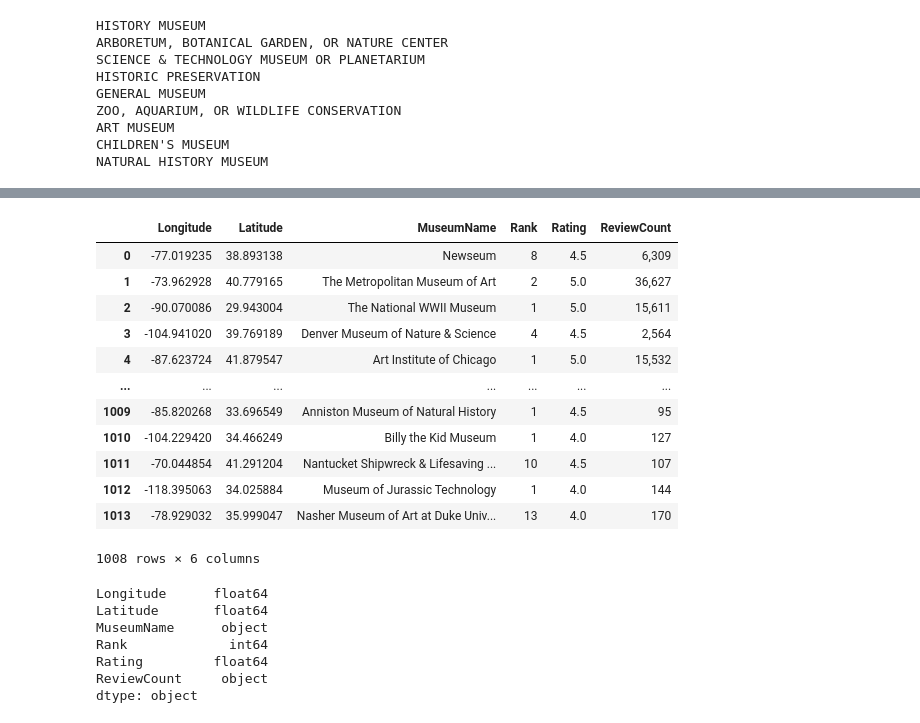
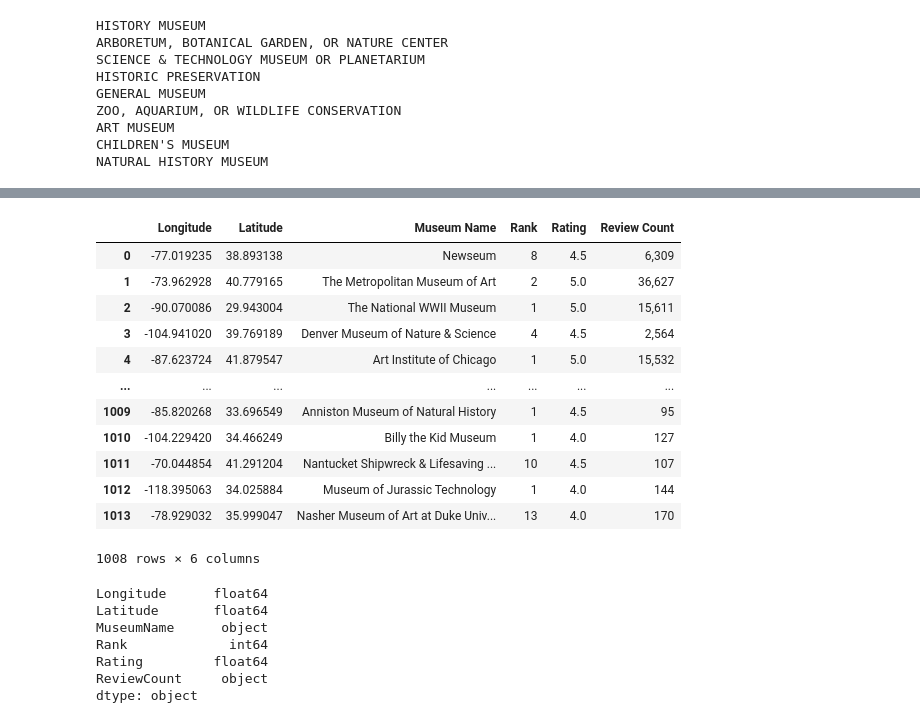
Before and after one commit to JackyUT2023/project3-group8, a Jupyter notebook: DataClean.ipynb, the cells around one changed output, grey strips where cells are left out. Drawn from its saved outputs; the diff is of its cells as text; code cells hidden in the pictures.

```diff
--- a/DataClean.ipynb
+++ b/DataClean.ipynb
@@ -113,12 +103,13 @@ trip_advisor_df.head()
 # %%
 drop_tripadvisor_columns = ["Unnamed: 0", "Address", "Description", "FeatureCount", "Fee",
                             "PhoneNum", "TotalThingsToDo", "LengthOfVisit"]
 trip_advisor_df.drop(columns=drop_tripadvisor_columns, inplace=True)
-trip_advisor_df = trip_advisor_df.rename(columns={"Langtitude": "Longitude"})
+trip_advisor_df = trip_advisor_df.rename(columns={"Langtitude": "Longitude", "MuseumName": "Museum Name",
+                                                  "ReviewCount": "Review Count"})
 trip_advisor_df.dropna(inplace=True)
 trip_advisor_df
 # %% [output]
-|  | Longitude | Latitude | MuseumName | Rank | Rating | ReviewCount |
+|  | Longitude | Latitude | Museum Name | Rank | Rating | Review Count |
 | 0 | -77.019235 | 38.893138 | Newseum | 8 | 4.5 | 6,309 |
 | 1 | -73.962928 | 40.779165 | The Metropolitan Museum of Art | 2 | 5.0 | 36,627 |
 | 2 | -90.070086 | 29.943004 | The National WWII Museum | 1 | 5.0 | 15,611 |
```
Also changed, not shown: parts of 10 cells of this notebook.
